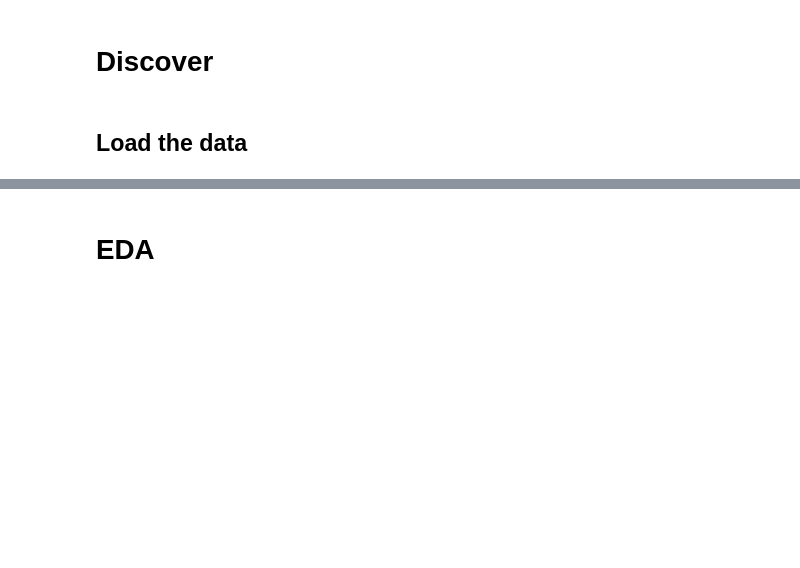
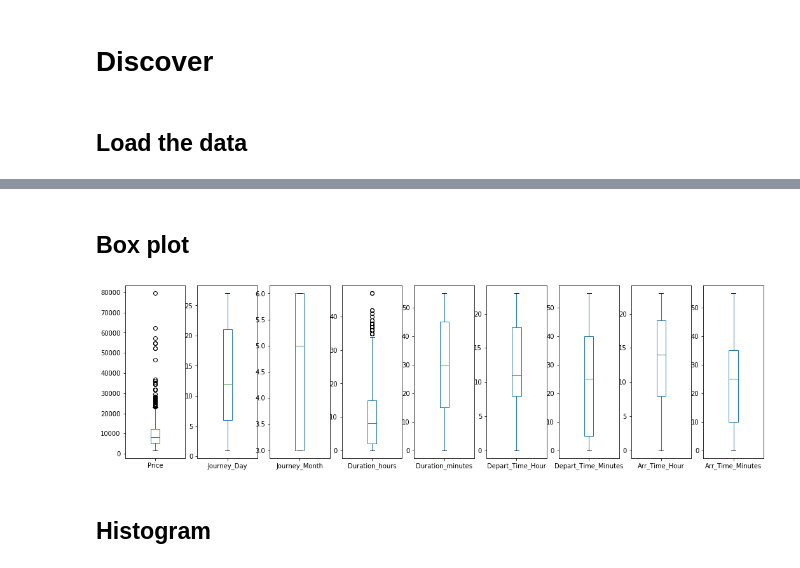
Before and after one commit to Zestoneel/flightpriceprediction, a Jupyter notebook: Flight Prediction Notebook.ipynb, the cells around one changed output, grey strips where cells are left out. Drawn from its saved outputs; the diff is of its cells as text; code cells hidden in the pictures; blank space fills up the shorter version.

```diff
--- a/Flight Prediction Notebook.ipynb
+++ b/Flight Prediction Notebook.ipynb
@@ -71,0 +92,8 @@ flight_test.tail()
+# %%
+# Dealing with the Missing Value
+
+print("Original Length of Training Set : ", len(flight_train))
+
+flight_train = flight_train.dropna()
+
+print("Length of Training Set after dropping NaN: ", len(flight_train))
@@ -71,0 +181,31 @@ flight_test.tail()
+# %%
+# Cleaning Departure and Arrival Times
+
+# Training Set
+
+
+flight_train['Depart_Time_Hour'] = pd.to_datetime(flight_train.Dep_Time).dt.hour
+flight_train['Depart_Time_Minutes'] = pd.to_datetime(flight_train.Dep_Time).dt.minute
+
+flight_train.drop(labels = 'Dep_Time', axis = 1, inplace = True)
+
+
+flight_train['Arr_Time_Hour'] = pd.to_datetime(flight_train.Arrival_Time).dt.hour
+flight_train['Arr_Time_Minutes'] = pd.to_datetime(flight_train.Arrival_Time).dt.minute
+
+flight_train.drop(labels = 'Arrival_Time', axis = 1, inplace = True)
+
+
+# Test Set
+
+
+flight_test['Depart_Time_Hour'] = pd.to_datetime(flight_test.Dep_Time).dt.hour
+flight_test['Depart_Time_Minutes'] = pd.to_datetime(flight_test.Dep_Time).dt.minute
+
+
+flight_test.drop(labels = 'Dep_Time', axis = 1, inplace = True)
+
+flight_test['Arr_Time_Hour'] = pd.to_datetime(flight_test.Arrival_Time).dt.hour
+flight_test['Arr_Time_Minutes'] = pd.to_datetime(flight_test.Arrival_Time).dt.minute
+
+flight_test.drop(labels = 'Arrival_Time', axis = 1, inplace = True)
@@ -123,2 +282,9 @@ flight_T.describe()
+# %% [markdown]
+## Box plot
+# %%
+flight_train.plot(kind='box', subplots=True, sharex=False, sharey=False, figsize=(18,5))
+plt.show()
+# %% [output]
+[figure, added]
 # %% [markdown]
-# EDA
+## Histogram
```
Also changed, not shown: parts of 42 cells of this notebook, 3 other files.
